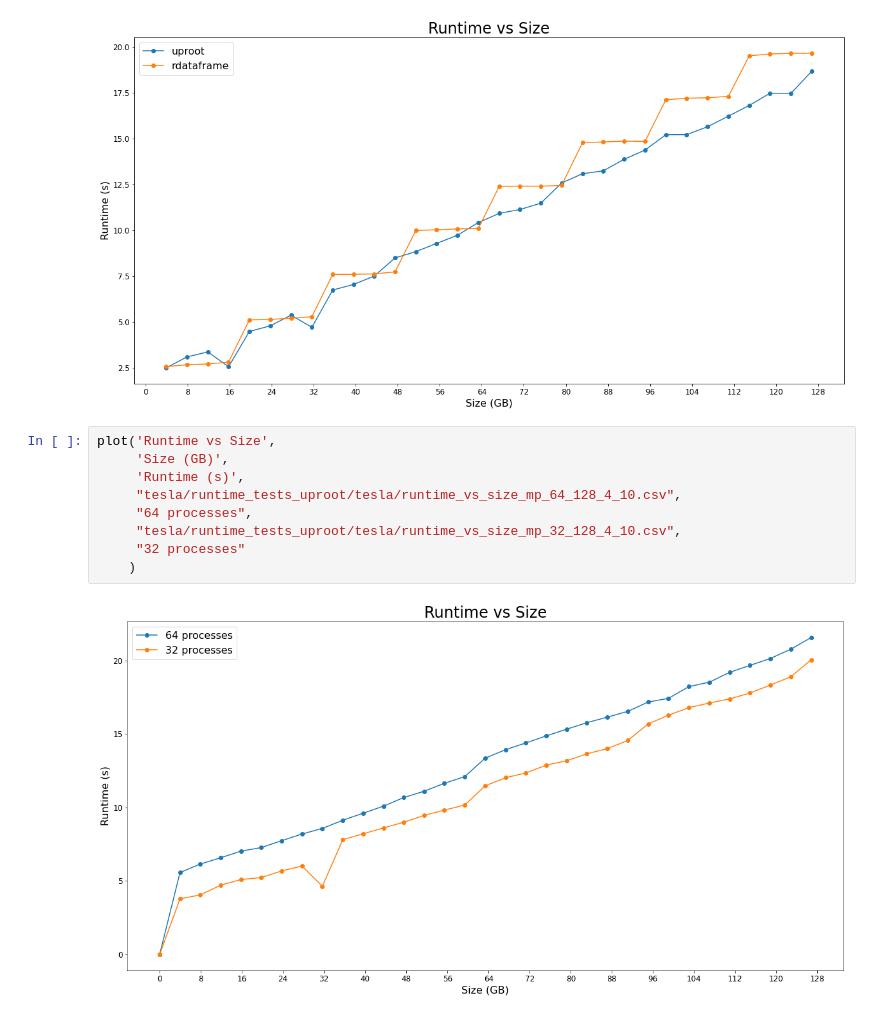
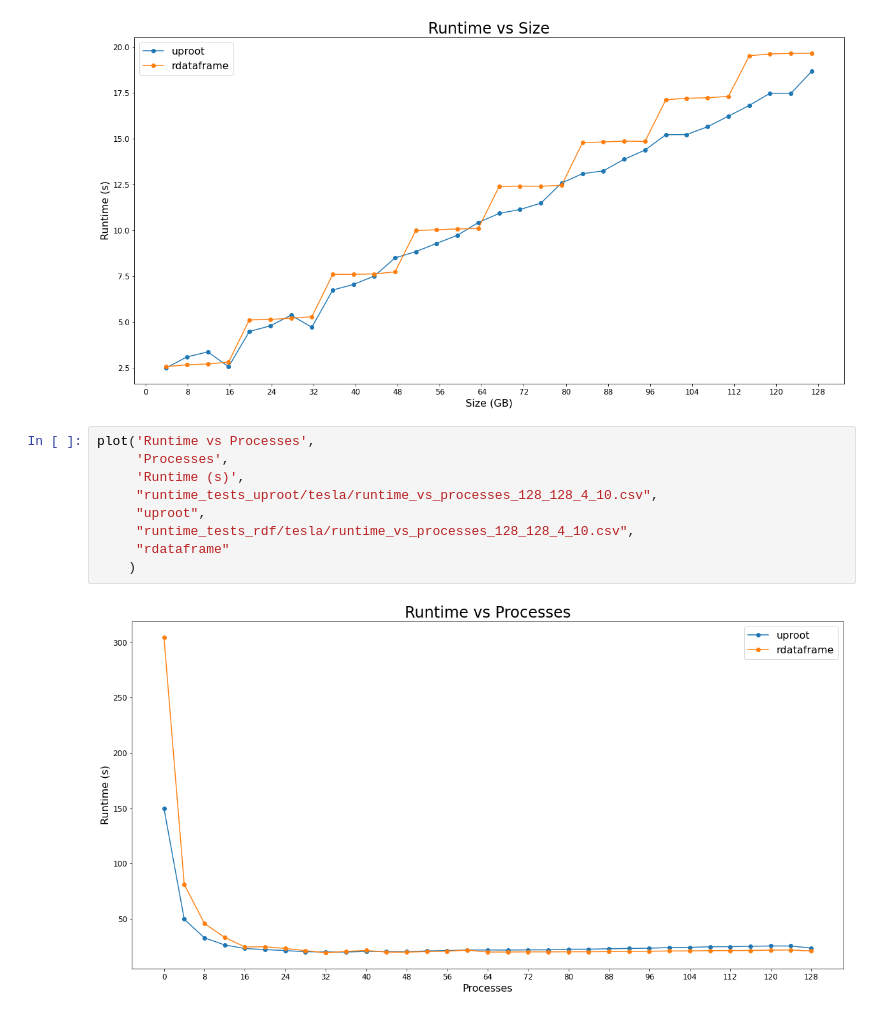
Before and after one commit to bucket420/DOE-INFN-2022, a Jupyter notebook: performance_analysis.ipynb, the cells around one changed output. Cells and saved outputs as stored; diff of their text form.

```diff
--- a/performance_analysis.ipynb
+++ b/performance_analysis.ipynb
@@ -124,14 +124,14 @@ plot('Runtime vs Size',
     )
 # %% [output]
 [figure]
-# %%
-plot('Runtime vs Size',
-     'Size (GB)',
-     'Runtime (s)',
-     "tesla/runtime_tests_uproot/tesla/runtime_vs_size_mp_64_128_4_10.csv",
-     "64 processes",
-     "tesla/runtime_tests_uproot/tesla/runtime_vs_size_mp_32_128_4_10.csv",
-     "32 processes"
-    )
-# %% [output]
-[figure, removed]
+# %%
+plot('Runtime vs Processes',
+     'Processes',
+     'Runtime (s)',
+     "runtime_tests_uproot/tesla/runtime_vs_processes_128_128_4_10.csv",
+     "uproot",
+     "runtime_tests_rdf/tesla/runtime_vs_processes_128_128_4_10.csv",
+     "rdataframe"
+    )
+# %% [output]
+[figure, added]
```
Also changed, not shown: parts of 2 cells of this notebook, 14 other files.
